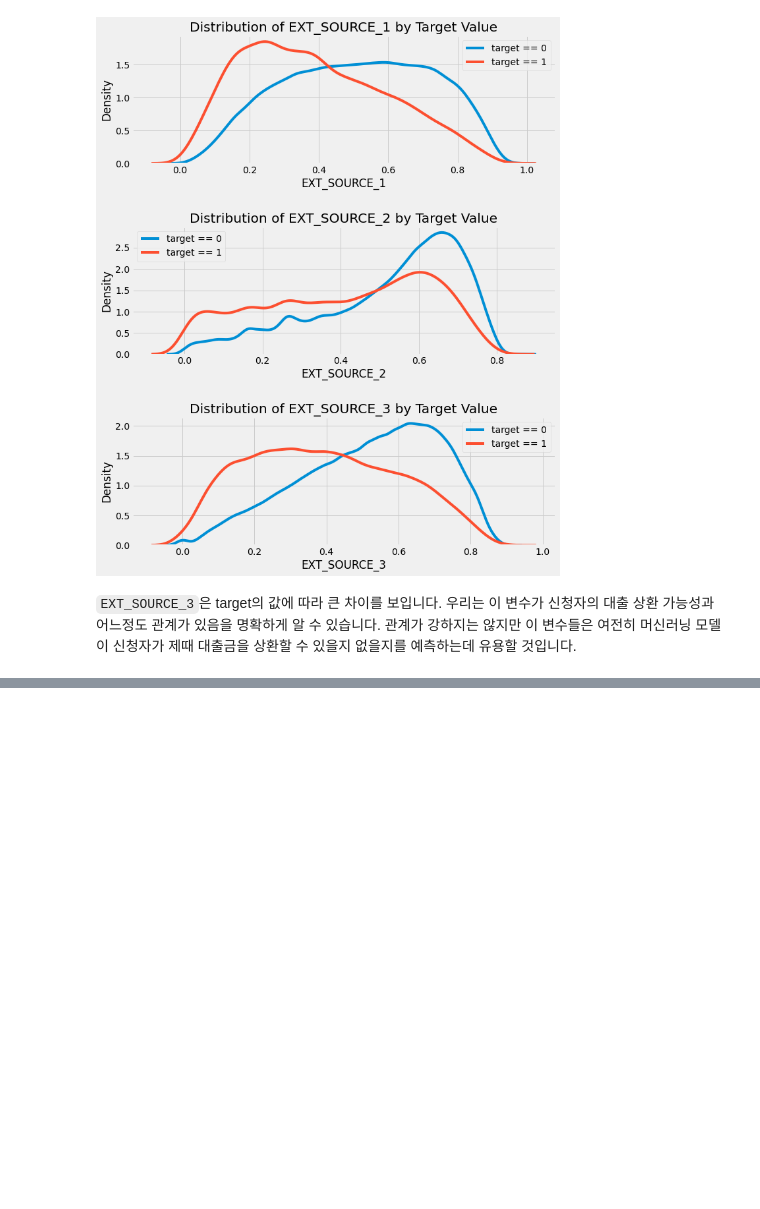
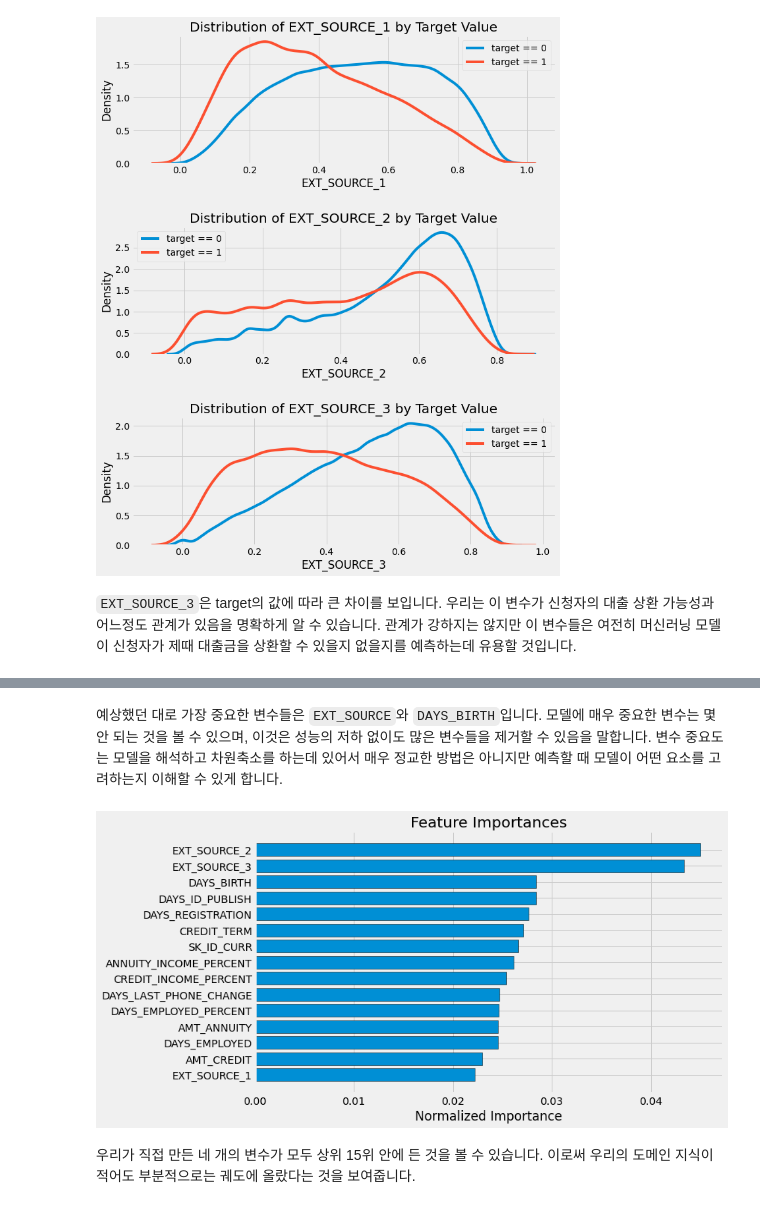
Before and after one commit to Haebuk/kagglestudy, a Jupyter notebook: Home credit competition/home_1_이희주.ipynb, the cells around one changed output, grey strips where cells are left out. Saved outputs shown, nothing was run; the diff lists cells and outputs as text; code cells hidden in the pictures; blank space fills up the shorter version.

````diff
--- a/Home credit competition/home_1_이희주.ipynb
+++ b/Home credit competition/home_1_이희주.ipynb
@@ -575,0 +926,6 @@ plt.tight_layout(h_pad=2.5)
+# %%
+# 트레이닝 데이터 학습
+random_forest_poly.fit(poly_features, train_labels)
+
+# 테스트 데이터로 예측
+predictions = random_forest_poly.predict_proba(poly_features_test)[:, 1]
@@ -575,0 +1038,8 @@ plt.tight_layout(h_pad=2.5)
+# %% [markdown]
+예상했던 대로 가장 중요한 변수들은 ```EXT_SOURCE```와 ```DAYS_BIRTH```입니다. 모델에 매우 중요한 변수는 몇 안 되는 것을 볼 수 있으며, 이것은 성능의 저하 없이도 많은 변수들을 제거할 수 있음을 말합니다. 변수 중요도는 모델을 해석하고 차원축소를 하는데 있어서 매우 정교한 방법은 아니지만 예측할 때 모델이 어떤 요소를 고려하는지 이해할 수 있게 합니다.
+# %%
+feature_importances_domain_sorted = plot_feature_importances(feature_importances_domain)
+# %% [output]
+[figure, added]
+# %% [markdown]
+우리가 직접 만든 네 개의 변수가 모두 상위 15위 안에 든 것을 볼 수 있습니다. 이로써 우리의 도메인 지식이 적어도 부분적으로는 궤도에 올랐다는 것을 보여줍니다.
````
Also changed, not shown: parts of 64 cells of this notebook.
